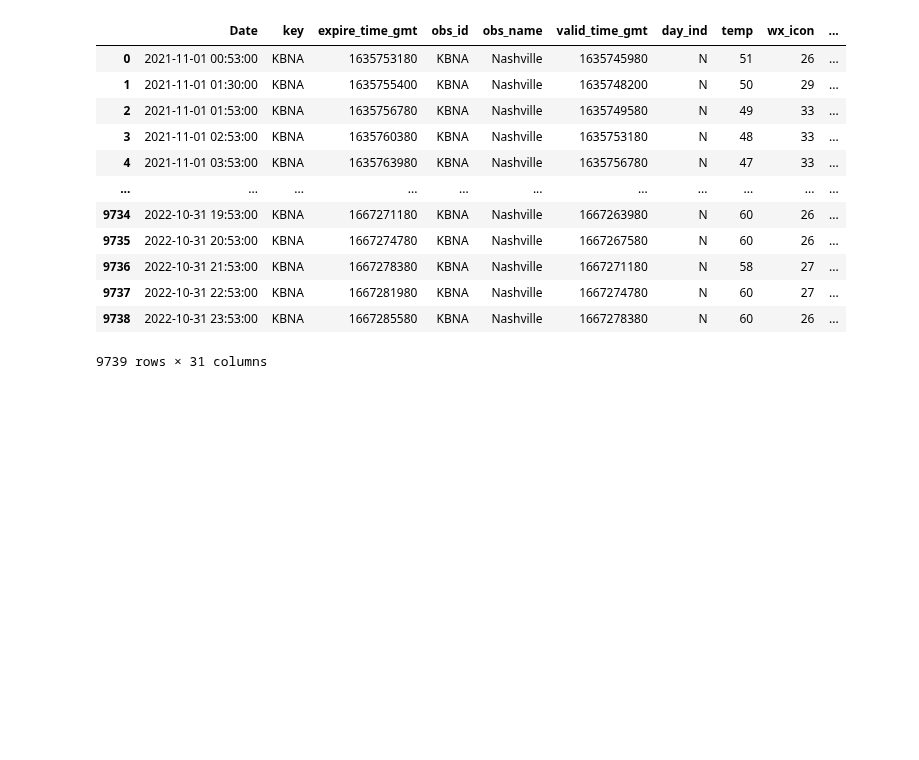
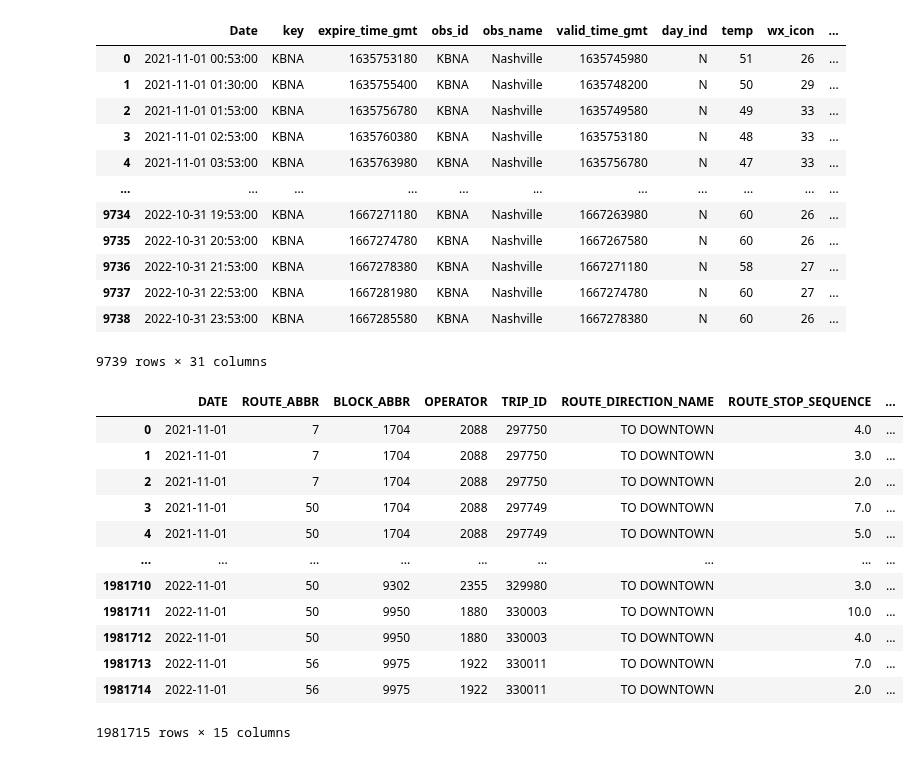
Before and after one commit to NSS-Data-Analytics-Cohort-7/wego-grumpy-concat, a Jupyter notebook: notebook/Grumpy_Concat_WeGo.ipynb, the cells around one changed output. Saved outputs shown, nothing was run; the diff lists cells and outputs as text; code cells hidden in the pictures; blank space fills up the shorter version.

```diff
--- a/notebook/Grumpy_Concat_WeGo.ipynb
+++ b/notebook/Grumpy_Concat_WeGo.ipynb
@@ -72,3 +96,20 @@ bna_narrow
 | 9737 | 2022-10-31 22:53:00 | KBNA | 1667281980 | KBNA | Nashville | 1667274780 | N | 60 | 27 | ... |
 | 9738 | 2022-10-31 23:53:00 | KBNA | 1667285580 | KBNA | Nashville | 1667278380 | N | 60 | 26 | ... |
 9739 rows × 31 columns
+# %%
+headway_narrow = headway_data[['DATE','ROUTE_ABBR','BLOCK_ABBR','OPERATOR','TRIP_ID','ROUTE_DIRECTION_NAME','ROUTE_STOP_SEQUENCE','TRIP_EDGE','SCHEDULED_TIME','ACTUAL_ARRIVAL_TIME','ACTUAL_DEPARTURE_TIME','ADHERENCE','SCHEDULED_HDWY','ACTUAL_HDWY','HDWY_DEV']]
+headway_narrow
+# %% [output]
+|  | DATE | ROUTE_ABBR | BLOCK_ABBR | OPERATOR | TRIP_ID | ROUTE_DIRECTION_NAME | ROUTE_STOP_SEQUENCE | ... |
+| 0 | 2021-11-01 | 7 | 1704 | 2088 | 297750 | TO DOWNTOWN | 4.0 | ... |
+| 1 | 2021-11-01 | 7 | 1704 | 2088 | 297750 | TO DOWNTOWN | 3.0 | ... |
+| 2 | 2021-11-01 | 7 | 1704 | 2088 | 297750 | TO DOWNTOWN | 2.0 | ... |
+| 3 | 2021-11-01 | 50 | 1704 | 2088 | 297749 | TO DOWNTOWN | 7.0 | ... |
+| 4 | 2021-11-01 | 50 | 1704 | 2088 | 297749 | TO DOWNTOWN | 5.0 | ... |
+| ... | ... | ... | ... | ... | ... | ... | ... | ... |
+| 1981710 | 2022-11-01 | 50 | 9302 | 2355 | 329980 | TO DOWNTOWN | 3.0 | ... |
+| 1981711 | 2022-11-01 | 50 | 9950 | 1880 | 330003 | TO DOWNTOWN | 10.0 | ... |
+| 1981712 | 2022-11-01 | 50 | 9950 | 1880 | 330003 | TO DOWNTOWN | 4.0 | ... |
+| 1981713 | 2022-11-01 | 56 | 9975 | 1922 | 330011 | TO DOWNTOWN | 7.0 | ... |
+| 1981714 | 2022-11-01 | 56 | 9975 | 1922 | 330011 | TO DOWNTOWN | 2.0 | ... |
+1981715 rows × 15 columns
```
Also changed, not shown: parts of 6 cells of this notebook.
